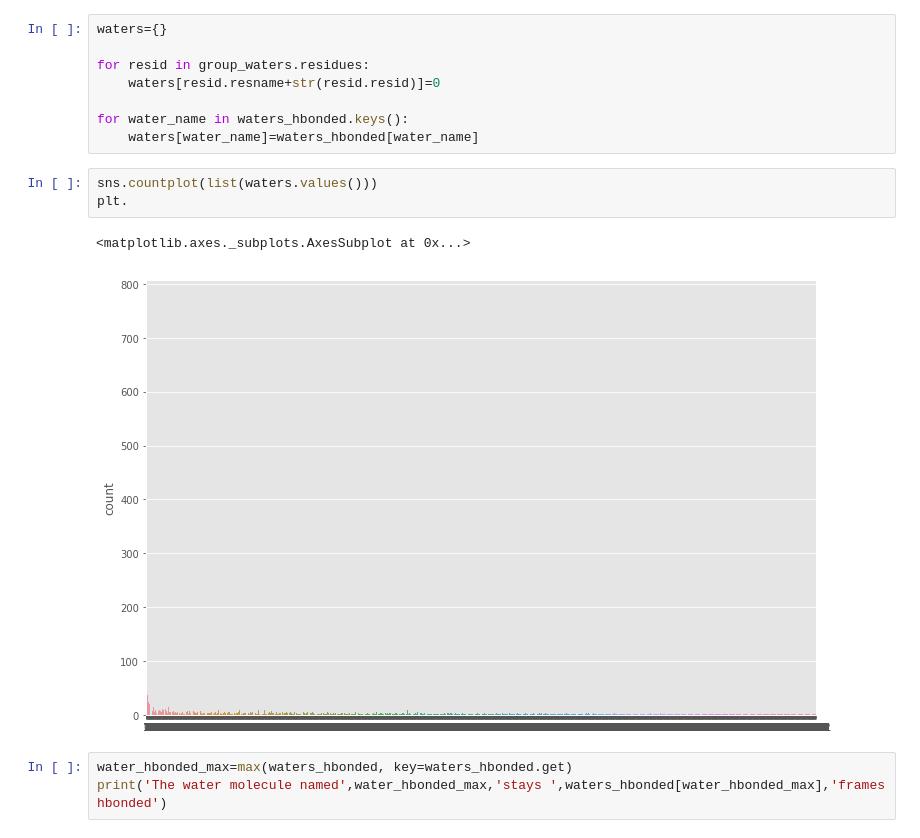
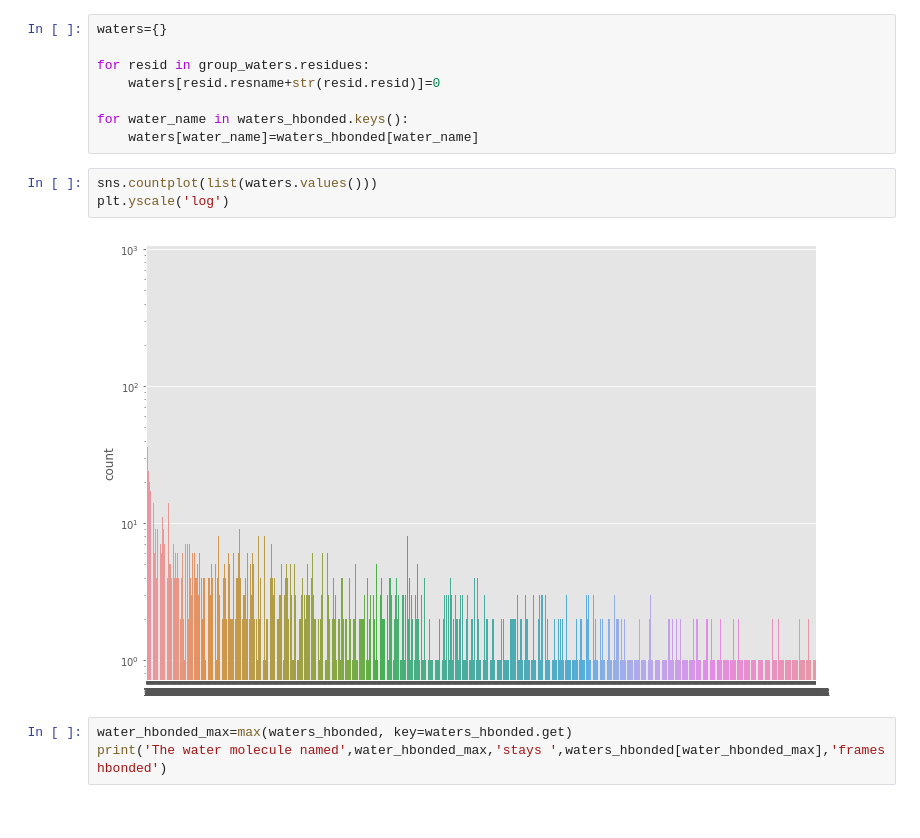
Before and after one commit to uibcdf/example_analysis, a Jupyter notebook: Notebooks/NB_DPG.ipynb, the cells around one changed output. Drawn from its saved outputs; the diff is of its cells as text.

```diff
--- a/Notebooks/NB_DPG.ipynb
+++ b/Notebooks/NB_DPG.ipynb
@@ -154,10 +152,9 @@ for water_name in waters_hbonded.keys():
     waters[water_name]=waters_hbonded[water_name]
 # %%
 sns.countplot(list(waters.values()))
-plt.
+plt.yscale('log')
 # %% [output]
-<matplotlib.axes._subplots.AxesSubplot at 0x...>
-[figure, old version]
+[figure, new version]
 # %%
 water_hbonded_max=max(waters_hbonded, key=waters_hbonded.get)
 print('The water molecule named',water_hbonded_max,'stays ',waters_hbonded[water_hbonded_max],'frames hbonded')
```
Also changed, not shown: parts of 1 cell of this notebook.
